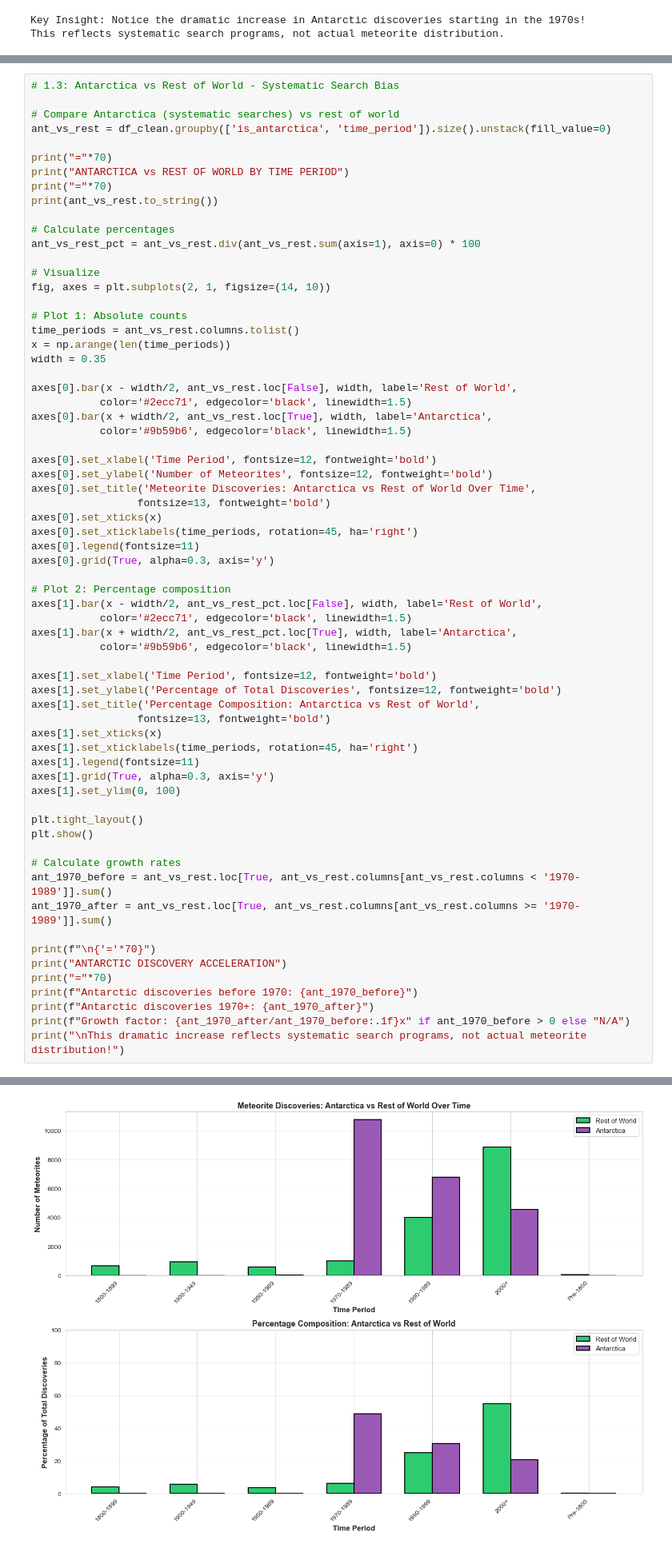
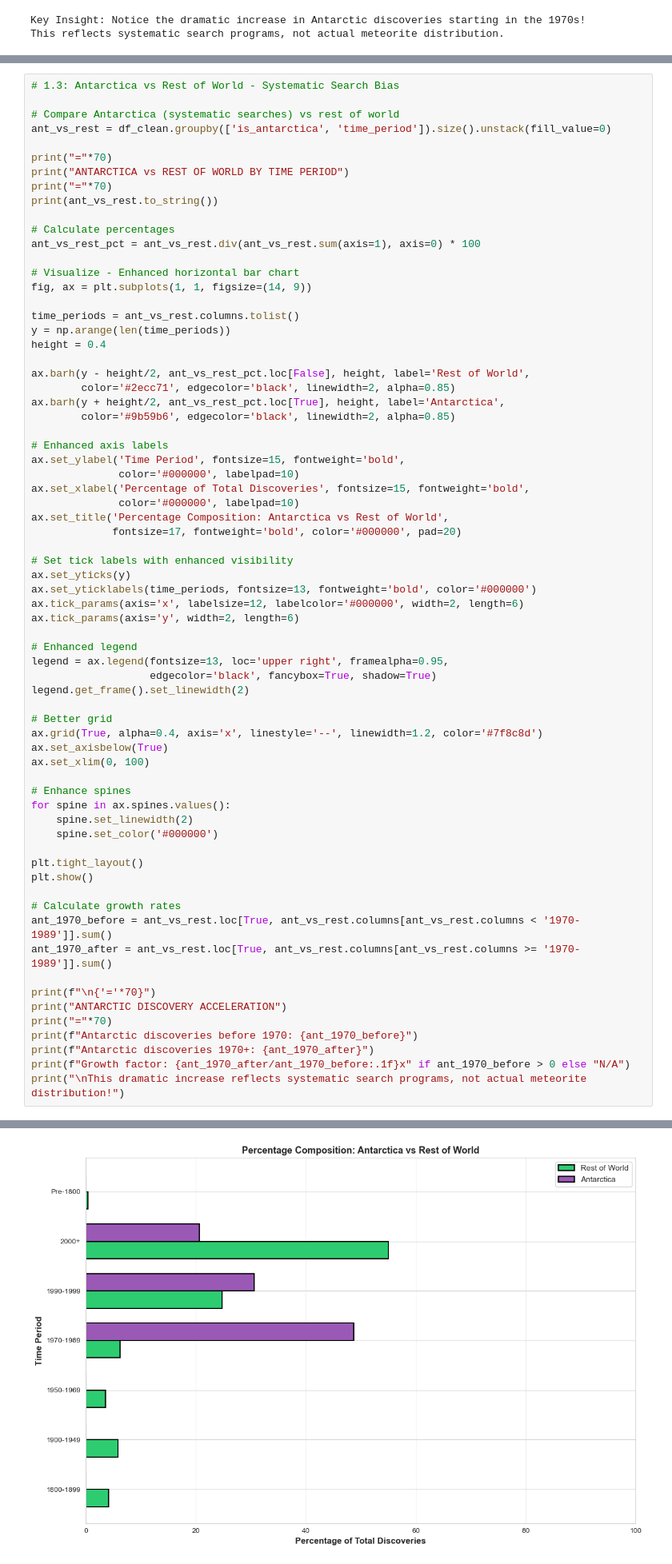
Before and after one commit to adikal25/DS-5610-EDA, a Jupyter notebook: src/adithya.ipynb, the cells around one changed output, grey strips where cells are left out. Shown at 80% size. Saved outputs shown, nothing was run; the diff lists cells and outputs as text.

```diff
--- a/src/adithya.ipynb
+++ b/src/adithya.ipynb
@@ -425,67 +428,70 @@ print(ant_vs_rest.to_string())
 # Calculate percentages
 ant_vs_rest_pct = ant_vs_rest.div(ant_vs_rest.sum(axis=1), axis=0) * 100
 
-# Visualize
-fig, axes = plt.subplots(2, 1, figsize=(14, 10))
+# Visualize - Enhanced horizontal bar chart
+fig, ax = plt.subplots(1, 1, figsize=(14, 9))
 
-# Plot 1: Absolute counts
 time_periods = ant_vs_rest.columns.tolist()
-x = np.arange(len(time_periods))
-width = 0.35
+y = np.arange(len(time_periods))
+height = 0.4
 
-axes[0].bar(x - width/2, ant_vs_rest.loc[False], width, label='Rest of World',
-           color='#2ecc71', edgecolor='black', linewidth=1.5)
-axes[0].bar(x + width/2, ant_vs_rest.loc[True], width, label='Antarctica',
-           color='#9b59b6', edgecolor='black', linewidth=1.5)
+ax.barh(y - height/2, ant_vs_rest_pct.loc[False], height, label='Rest of World',
+        color='#2ecc71', edgecolor='black', linewidth=2, alpha=0.85)
+ax.barh(y + height/2, ant_vs_rest_pct.loc[True], height, label='Antarctica',
+        color='#9b59b6', edgecolor='black', linewidth=2, alpha=0.85)
 
-axes[0].set_xlabel('Time Period', fontsize=12, fontweight='bold')
-axes[0].set_ylabel('Number of Meteorites', fontsize=12, fontweight='bold')
-axes[0].set_title('Meteorite Discoveries: Antarctica vs Rest of World Over Time',
-                 fontsize=13, fontweight='bold')
-axes[0].set_xticks(x)
-axes[0].set_xticklabels(time_periods, rotation=45, ha='right')
-axes[0].legend(fontsize=11)
-axes[0].grid(True, alpha=0.3, axis='y')
+# Enhanced axis labels
+ax.set_ylabel('Time Period', fontsize=15, fontweight='bold',
+              color='#000000', labelpad=10)
+ax.set_xlabel('Percentage of Total Discoveries', fontsize=15, fontweight='bold',
+              color='#000000', labelpad=10)
+ax.set_title('Percentage Composition: Antarctica vs Rest of World',
+             fontsize=17, fontweight='bold', color='#000000', pad=20)
 
-# Plot 2: Percentage composition
-axes[1].bar(x - width/2, ant_vs_rest_pct.loc[False], width, label='Rest of World',
-           color='#2ecc71', edgecolor='black', linewidth=1.5)
-axes[1].bar(x + width/2, ant_vs_rest_pct.loc[True], width, label='Antarctica',
-           color='#9b59b6', edgecolor='black', linewidth=1.5)
+# Set tick labels with enhanced visibility
+ax.set_yticks(y)
+ax.set_yticklabels(time_periods, fontsize=13, fontweight='bold', color='#000000')
+ax.tick_params(axis='x', labelsize=12, labelcolor='#000000', width=2, length=6)
+ax.tick_params(axis='y', width=2, length=6)
 
-axes[1].set_xlabel('Time Period', fontsize=12, fontweight='bold')
-axes[1].set_ylabel('Percentage of Total Discoveries', fontsize=12, fontweight='bold')
-axes[1].set_title('Percentage Composition: Antarctica vs Rest of World',
-                 fontsize=13, fontweight='bold')
-axes[1].set_xticks(x)
-axes[1].set_xticklabels(time_periods, rotation=45, ha='right')
-axes[1].legend(fontsize=11)
-axes[1].grid(True, alpha=0.3, axis='y')
-axes[1].set_ylim(0, 100)
+# Enhanced legend
+legend = ax.legend(fontsize=13, loc='upper right', framealpha=0.95,
+                   edgecolor='black', fancybox=True, shadow=True)
+legend.get_frame().set_linewidth(2)
+
+# Better grid
+ax.grid(True, alpha=0.4, axis='x', linestyle='--', linewidth=1.2, color='#7f8c8d')
+ax.set_axisbelow(True)
+ax.set_xlim(0, 100)
+
+# Enhance spines
+for spine in ax.spines.values():
+    spine.set_linewidth(2)
+    spine.set_color('#000000')
 
 plt.tight_layout()
 plt.show()
 
 # Calculate growth rates
 ant_1970_before = ant_vs_rest.loc[True, ant_vs_rest.columns[ant_vs_rest.columns < '1970-1989']].sum()
 ant_1970_after = ant_vs_rest.loc[True, ant_vs_rest.columns[ant_vs_rest.columns >= '1970-1989']].sum()
 
 print(f"\n{'='*70}")
 print("ANTARCTIC DISCOVERY ACCELERATION")
 print("="*70)
 print(f"Antarctic discoveries before 1970: {ant_1970_before}")
 print(f"Antarctic discoveries 1970+: {ant_1970_after}")
 print(f"Growth factor: {ant_1970_after/ant_1970_before:.1f}x" if ant_1970_before > 0 else "N/A")
 print("\nThis dramatic increase reflects systematic search programs, not actual meteorite distribution!")
 # %% [output]
 ======================================================================
 ANTARCTICA vs REST OF WORLD BY TIME PERIOD
 ======================================================================
 time_period    1800-1899  1900-1949  1950-1969  1970-1989  1990-1999  2000+  Pre-1800
 is_antarctica
 False                663        942        581       1006       4002   8869        60
 True                   0          1         12      10762       6772   4552         0
-[figure, old version]
+[figure, new version]
 ======================================================================
 ANTARCTIC DISCOVERY ACCELERATION
 ======================================================================
```
Also changed, not shown: parts of 3 cells of this notebook.
